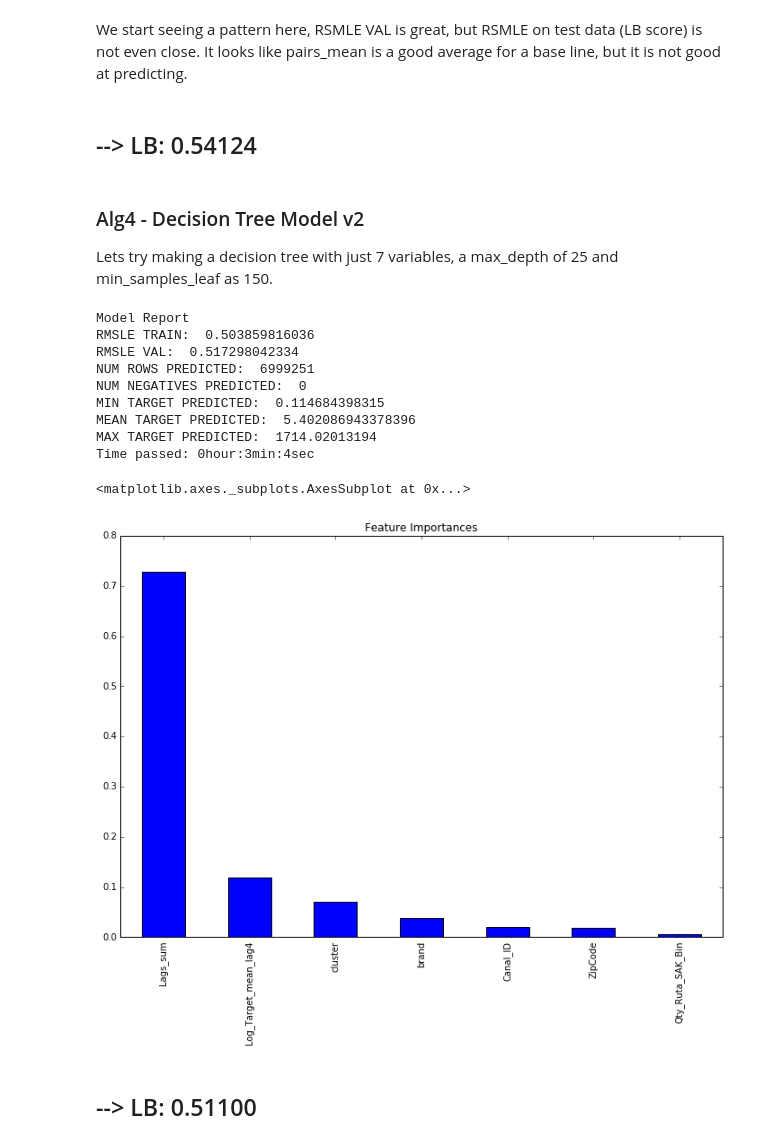
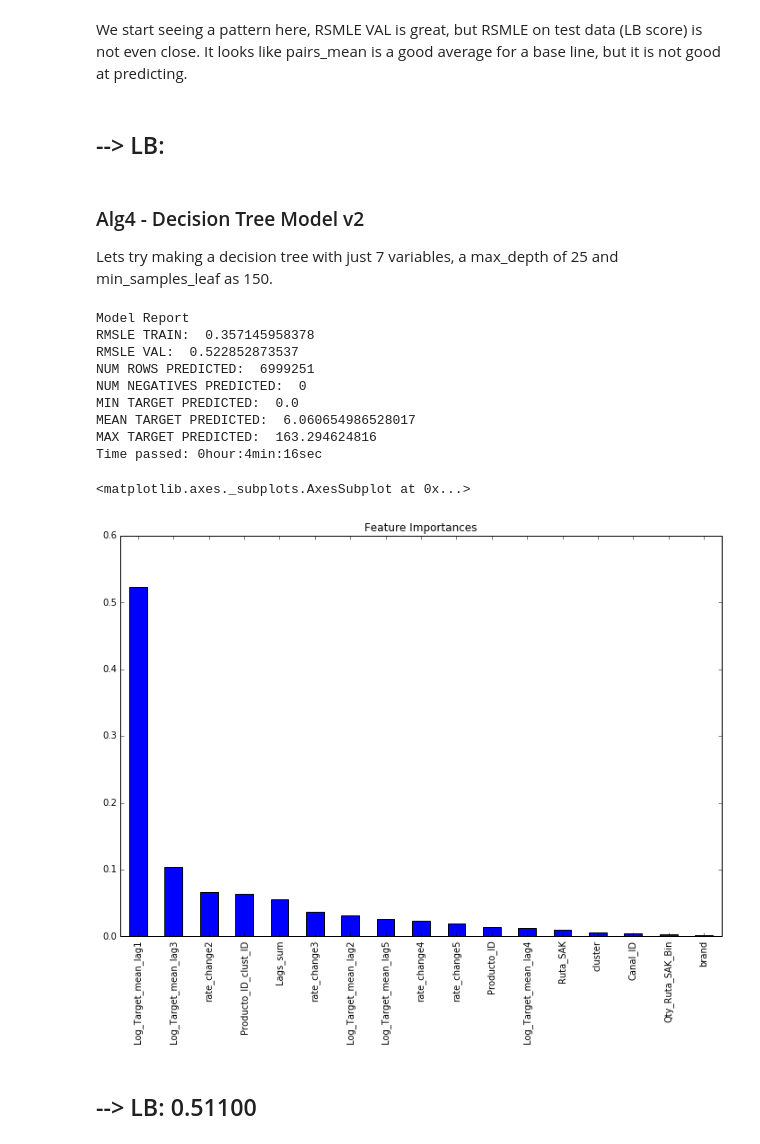
Before and after one commit to pablomarin/kaggle-bimbo, a Jupyter notebook: Model Building - sckit-learn.ipynb, the cells around one changed output. Drawn from its saved outputs; the diff is of its cells as text; code cells hidden in the pictures.

```diff
--- a/Model Building - sckit-learn.ipynb
+++ b/Model Building - sckit-learn.ipynb
@@ -134,6 +194,0 @@ Time passed: 0hour:1min:39sec
-# %%
-# We split the train set to get a validation set
-tic()
-val = train[train.Semana > 8] # Weeks 9
-train = train[train.Semana <=8] # Weeks 7,8
-tac()
@@ -161,12 +201,13 @@ Lets make our first linear-regression model
 # %%
 from sklearn.linear_model import LinearRegression, Ridge, Lasso
 predictors = [x for x in train.columns if x not in [target]+[IDcol]]
+
 # print predictors
-alg1 = LinearRegression(normalize=True)
+model = LinearRegression(normalize=True)
 tic()
-modelfit(alg1, train, val, test, predictors, target, IDcol, 'alg1.csv')
+modelfit(model, train, val, test, predictors, target, IDcol, 'alg1.csv')
 tac()
-coef1 = pd.Series(alg1.coef_, predictors).sort_values()
+coef1 = pd.Series(model.coef_, predictors).sort_values()
 coef1.plot(kind='bar', title='Model Coefficients')
 # %% [output]
 Model Report
@@ -188,11 +229,11 @@ If we notice the coefficients, they are very large in magnitude which signifies
 ### Alg2 - Ridge Regression Model:
 # %%
 predictors = [x for x in train.columns if x not in [target]+[IDcol]]
-alg2 = Ridge(alpha=0.05,normalize=True)
+model = Ridge(alpha=0.05,normalize=True)
 tic()
-modelfit(alg2, train, val, test, predictors, target, IDcol, 'alg2.csv')
+modelfit(model, train, val, test, predictors, target, IDcol, 'alg2.csv')
 tac()
-coef2 = pd.Series(alg2.coef_, predictors).sort_values()
+coef2 = pd.Series(model.coef_, predictors).sort_values()
 coef2.plot(kind='bar', title='Model Coefficients')
 # %% [output]
 Model Report
@@ -215,11 +256,11 @@ Lets try out a decision tree model and see if we get something better.
 # %%
 from sklearn.tree import DecisionTreeRegressor
 predictors = [x for x in train.columns if x not in [target]+[IDcol]]
-alg3 = DecisionTreeRegressor(max_depth=15, min_samples_leaf=100)
+model = DecisionTreeRegressor(max_depth=15, min_samples_leaf=100)
 tic()
-modelfit(alg3, train, val, test, predictors, target, IDcol, 'alg3.csv')
+modelfit(model, train, val, test, predictors, target, IDcol, 'alg3.csv')
 tac()
-coef3 = pd.Series(alg3.feature_importances_, predictors).sort_values(ascending=False)
+coef3 = pd.Series(model.feature_importances_, predictors).sort_values(ascending=False)
 coef3.plot(kind='bar', title='Feature Importances')
 # %% [output]
 Model Report
@@ -236,31 +277,34 @@ Time passed: 0hour:6min:23sec
 # %% [markdown]
 We start seeing a pattern here, RSMLE VAL is great, but RSMLE on test data (LB score) is not even close. It looks like pairs_mean is a good average for a base line, but it is not good at predicting.
 # %% [markdown]
-## --> LB: 0.54124
+## --> LB:
 # %% [markdown]
 ### Alg4 - Decision Tree Model v2
 
 Lets try making a decision tree with just 7 variables, a max_depth of 25 and min_samples_leaf as 150.
 # %%
-predictors = ['Log_Target_mean_lag4','Lags_sum','Qty_Ruta_SAK_Bin','cluster','brand','ZipCode','Canal_ID']
-alg4 = DecisionTreeRegressor(max_depth=25, min_samples_leaf=150)
+predictors = ['Canal_ID','Ruta_SAK','Producto_ID','Log_Target_mean_lag1',
+              'Log_Target_mean_lag2','Log_Target_mean_lag3','Log_Target_mean_lag4', 'Log_Target_mean_lag5',
+              'rate_change2','rate_change3','rate_change4','rate_change5','Lags_sum','brand','cluster','Qty_Ruta_SAK_Bin',
+              'Producto_ID_clust_ID']
+model = DecisionTreeRegressor(max_depth=25, min_samples_leaf=150)
 tic()
-modelfit(alg4, train, val, test, predictors, target, IDcol, 'alg4.csv')
+modelfit(model, train, val, test, predictors, target, IDcol, 'alg4.csv')
 tac()
-coef4 = pd.Series(alg4.feature_importances_, predictors).sort_values(ascending=False)
+coef4 = pd.Series(model.feature_importances_, predictors).sort_values(ascending=False)
 coef4.plot(kind='bar', title='Feature Importances')
 # %% [output]
 Model Report
-RMSLE TRAIN:  0.503859816036
-RMSLE VAL:  0.517298042334
+RMSLE TRAIN:  0.357145958378
+RMSLE VAL:  0.522852873537
 NUM ROWS PREDICTED:  6999251
 NUM NEGATIVES PREDICTED:  0
-MIN TARGET PREDICTED:  0.114684398315
-MEAN TARGET PREDICTED:  5.402086943378396
-MAX TARGET PREDICTED:  1714.02013194
-Time passed: 0hour:3min:4sec
+MIN TARGET PREDICTED:  0.0
+MEAN TARGET PREDICTED:  6.060654986528017
+MAX TARGET PREDICTED:  163.294624816
+Time passed: 0hour:4min:16sec
 <matplotlib.axes._subplots.AxesSubplot at 0x...>
-[figure, old version]
+[figure, new version]
 # %% [markdown]
 ## --> LB: 0.51100
 # %% [markdown]
```
Also changed, not shown: parts of 12 cells of this notebook, 2 other files.
